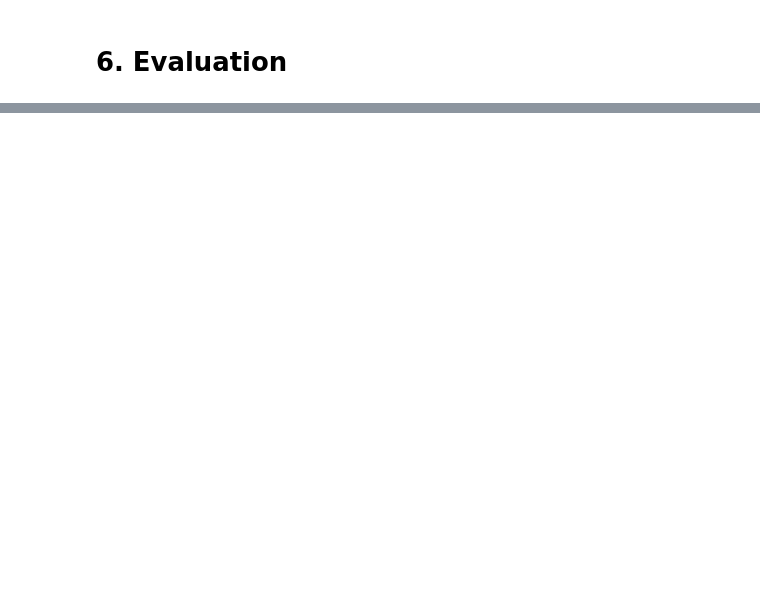
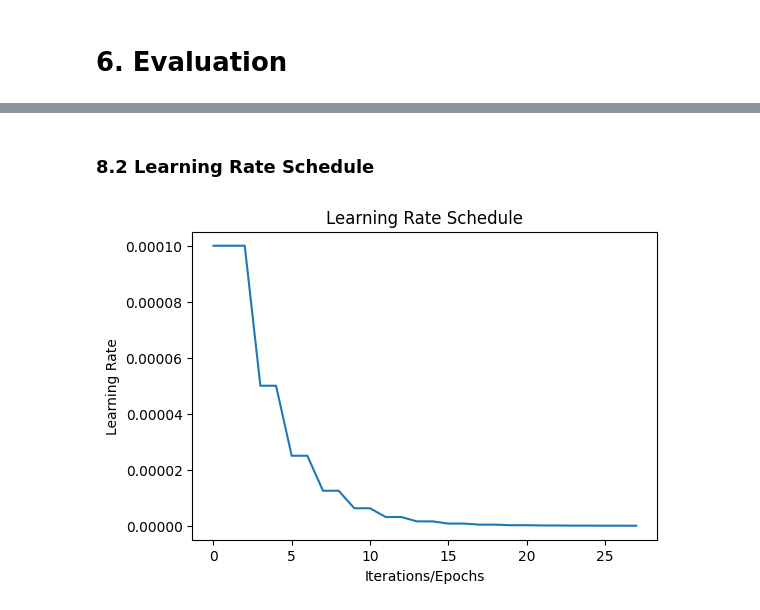
Before and after one commit to mxvp/organelle-image-classification, a Jupyter notebook: organelle_image_classification.ipynb, the cells around one changed output, grey strips where cells are left out. Drawn from its saved outputs; the diff is of its cells as text; code cells hidden in the pictures; blank space fills up the shorter version.

```diff
--- a/organelle_image_classification.ipynb
+++ b/organelle_image_classification.ipynb
@@ -355,0 +453,15 @@ Non-trainable params: 0
+# %%
+# Define a function for the f1-score, as this will be the metric of importance
+def calculate_f1_score(predictions, labels, threshold=0.5):
+    predictions = (predictions > threshold).float()
+    tp = (predictions * labels).sum(dim=0)
+    fp = (predictions * (1 - labels)).sum(dim=0)
+    fn = ((1 - predictions) * labels).sum(dim=0)
+
+    precision = tp / (tp + fp + 1e-9)
+    recall = tp / (tp + fn + 1e-9)
+
+    f1 = 2 * (precision * recall) / (precision + recall + 1e-9)
+    f1 = f1.mean()
+
+    return f1.item()
@@ -479,0 +678,12 @@ print("Best F1 Score:", best_score)
+# %% [markdown]
+### 8.2 Learning Rate Schedule
+# %%
+# Plotting learning rate changes over epochs
+plt.figure(figsize=(6, 4))
+plt.plot(range(len(lr_values)), lr_values)
+plt.title('Learning Rate Schedule')
+plt.xlabel('Iterations/Epochs')
+plt.ylabel('Learning Rate')
+plt.show()
+# %% [output]
+[figure, added]
```
Also changed, not shown: parts of 80 cells of this notebook.
